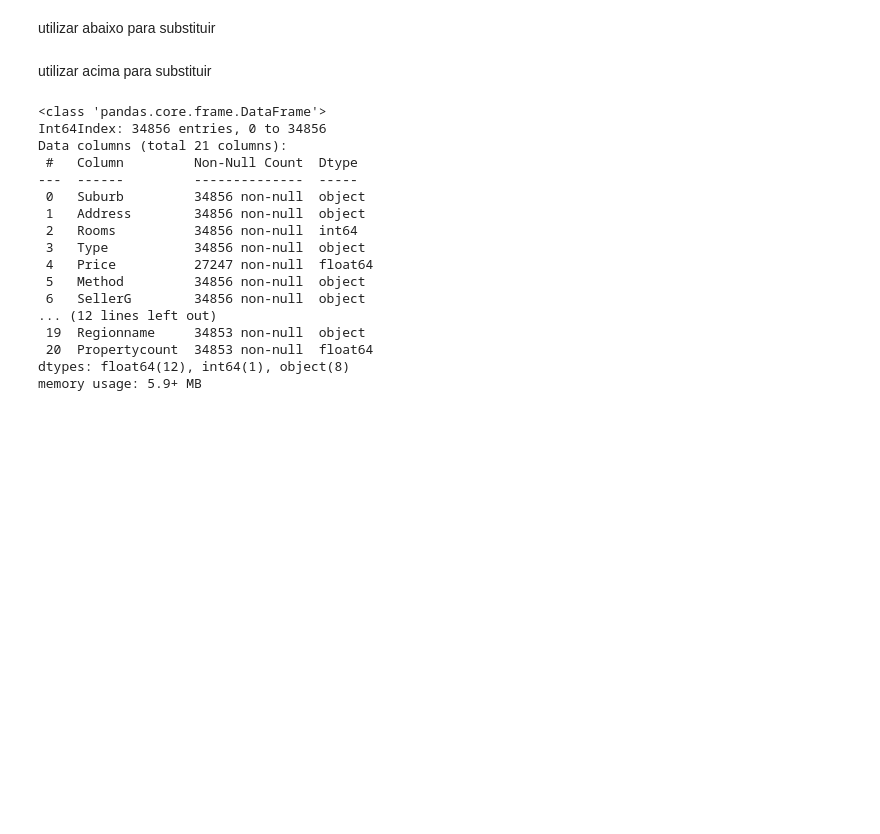
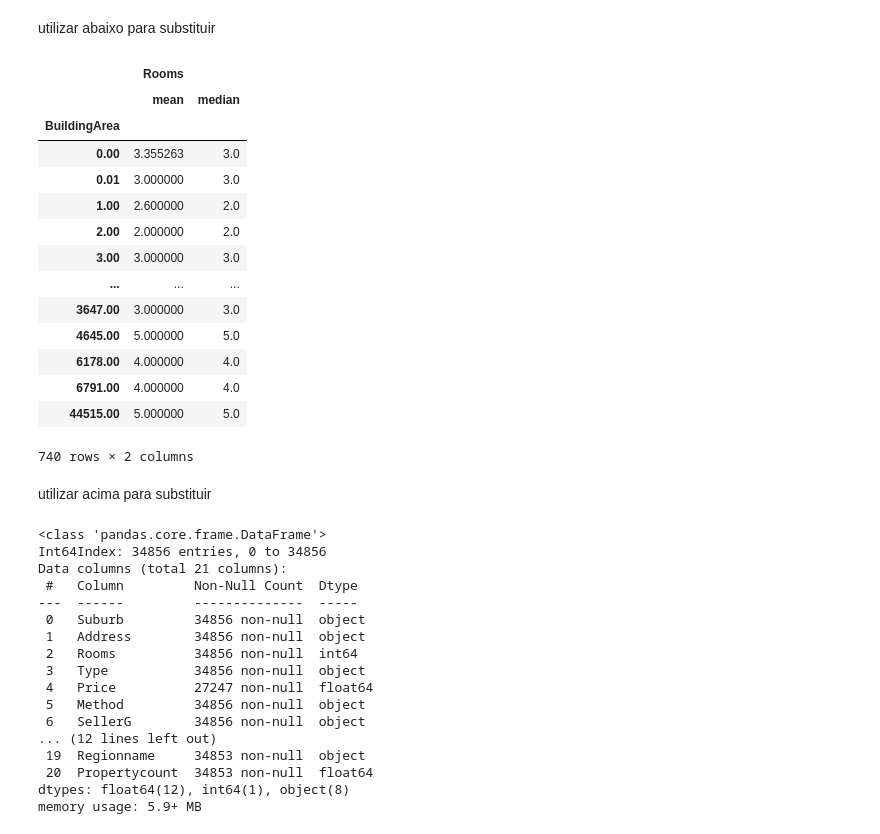
Before and after one commit to Riguini/Melbourne-Housing-Snapshot, a Jupyter notebook: Melbourne_Housing_Dataset.ipynb, the cells around one changed output. Drawn from its saved outputs; the diff is of its cells as text; code cells hidden in the pictures; blank space fills up the shorter version.

```diff
--- a/Melbourne_Housing_Dataset.ipynb
+++ b/Melbourne_Housing_Dataset.ipynb
@@ -249,5 +333,23 @@ df.groupby("Rooms").agg({"BuildingArea":['mean', 'median',]})
 # %% [markdown]
 utilizar abaixo para substituir
+# %%
+df.groupby("BuildingArea").agg({"Rooms":['mean', 'median',]})
+# %% [output]
+|  | Rooms |  |
+|  | mean | median |
+| BuildingArea |  |  |
+| 0.00 | 3.355263 | 3.0 |
+| 0.01 | 3.000000 | 3.0 |
+| 1.00 | 2.600000 | 2.0 |
+| 2.00 | 2.000000 | 2.0 |
+| 3.00 | 3.000000 | 3.0 |
+| ... | ... | ... |
+| 3647.00 | 3.000000 | 3.0 |
+| 4645.00 | 5.000000 | 5.0 |
+| 6178.00 | 4.000000 | 4.0 |
+| 6791.00 | 4.000000 | 4.0 |
+| 44515.00 | 5.000000 | 5.0 |
+740 rows × 2 columns
 # %%
 df.loc[df['Rooms'] == 2, 'BuildingArea'] = df.loc[df['Rooms'] == 2, 'BuildingArea'].fillna(86)
 # %% [markdown]
```
Also changed, not shown: parts of 11 cells of this notebook.
